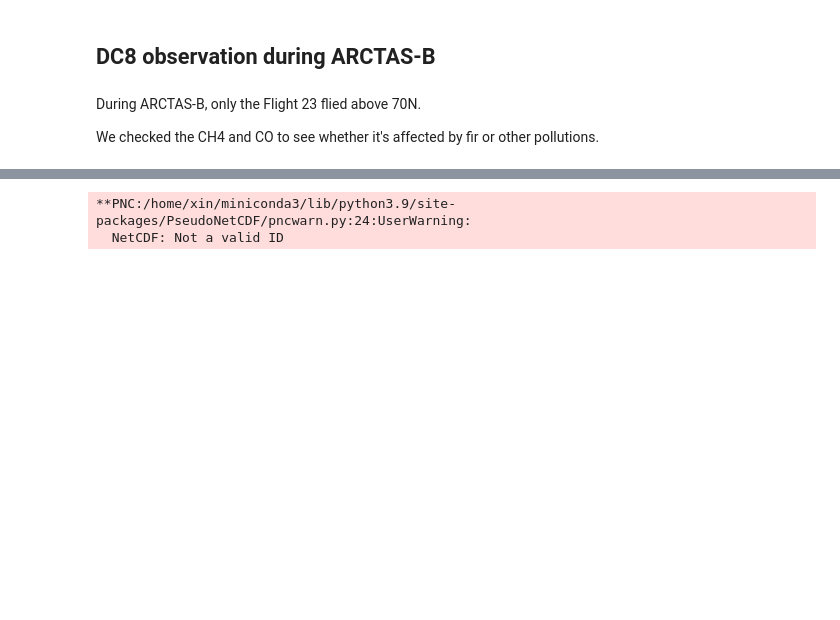
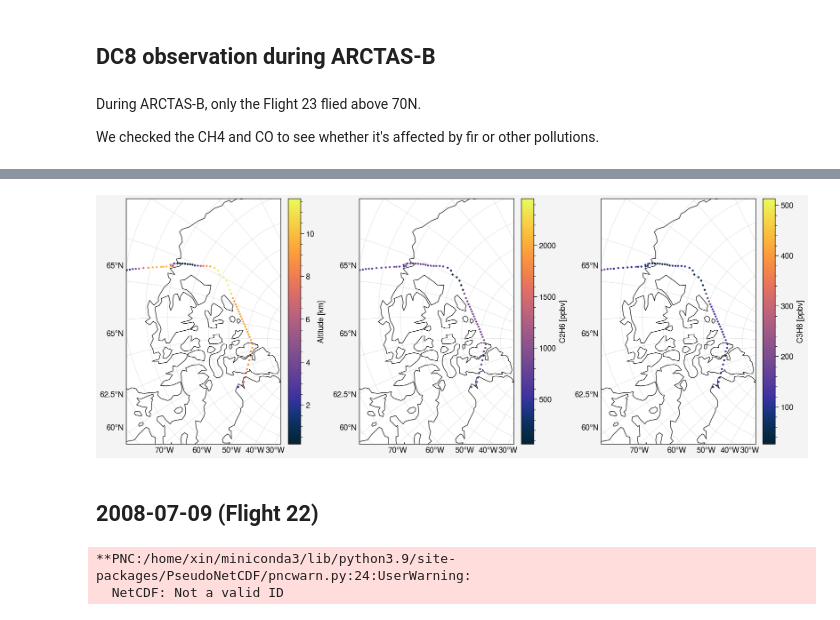
Before and after one commit to zxdawn/S5P-LNO2-Notebook, a Jupyter notebook: analysis/DC8_ECLIPSE.ipynb, the cells around one changed output, grey strips where cells are left out. Cells and saved outputs as stored; diff of their text form; code cells hidden in the pictures; blank space fills up the shorter version.

```diff
--- a/analysis/DC8_ECLIPSE.ipynb
+++ b/analysis/DC8_ECLIPSE.ipynb
@@ -11,0 +91,4 @@ import proplot as pplt
+# %%
+ds_ucigc = xr.open_dataset('../data/DC8/20080708/UCIGC_DC8_20080708_R2.ict', engine='pseudonetcdf').swap_dims({'POINTS': 'Mid_UTC'}).rename({"Mid_UTC": "t"})
+ds_ucigc['t'] = ds_ucigc['t'].astype('timedelta64[s]')
+ds_ucigc = xr.merge([ds_ucigc, ds_nav.interp(t=ds_ucigc['t'])[['LON', 'LAT', 'GPS_ALT']]])
@@ -12 +98,31 @@ import proplot as pplt
+# %%
+c2h6 = ds_ucigc['Ethane_pptv']
+c3h8 = ds_ucigc['Propane_pptv']
+C4h10 = ds_ucigc['i-Butane_pptv'] + ds_ucigc['n-Butane_pptv']
+c6h6 = ds_ucigc['Benzene_pptv']
+c6h14 = ds_ucigc['n-Hexane_pptv']
+# %%
+fig, axs = pplt.subplots(ncols=3, proj='stere')
+
+ax = axs[0]
+s = ax.scatter(ds_ucigc['LON'], ds_ucigc['LAT'], c=ds_ucigc['GPS_ALT']/1e3, cmap='Thermal', s=3)
+ax.colorbar([s], label='Altitude [km]')
+
+ax = axs[1]
+s = ax.scatter(ds_ucigc['LON'], ds_ucigc['LAT'], c=c2h6, cmap='Thermal', s=3)
+ax.colorbar([s], label='C2H6 [ppbv]')
+
+ax = axs[2]
+s = ax.scatter(ds_ucigc['LON'], ds_ucigc['LAT'], c=c3h8, cmap='Thermal', s=3)
+ax.colorbar([s], label='C3H8 [ppbv]')
+
+
+axs.format(latlim=(65, 82), lonlim=(-140, -65),
+           labels=True,
+           coast=True,
+           )
+# %% [output]
+[figure, added]
+# %% [markdown]
+## 2008-07-09 (Flight 22)
 # %%
```
Also changed, not shown: parts of 17 cells of this notebook.
